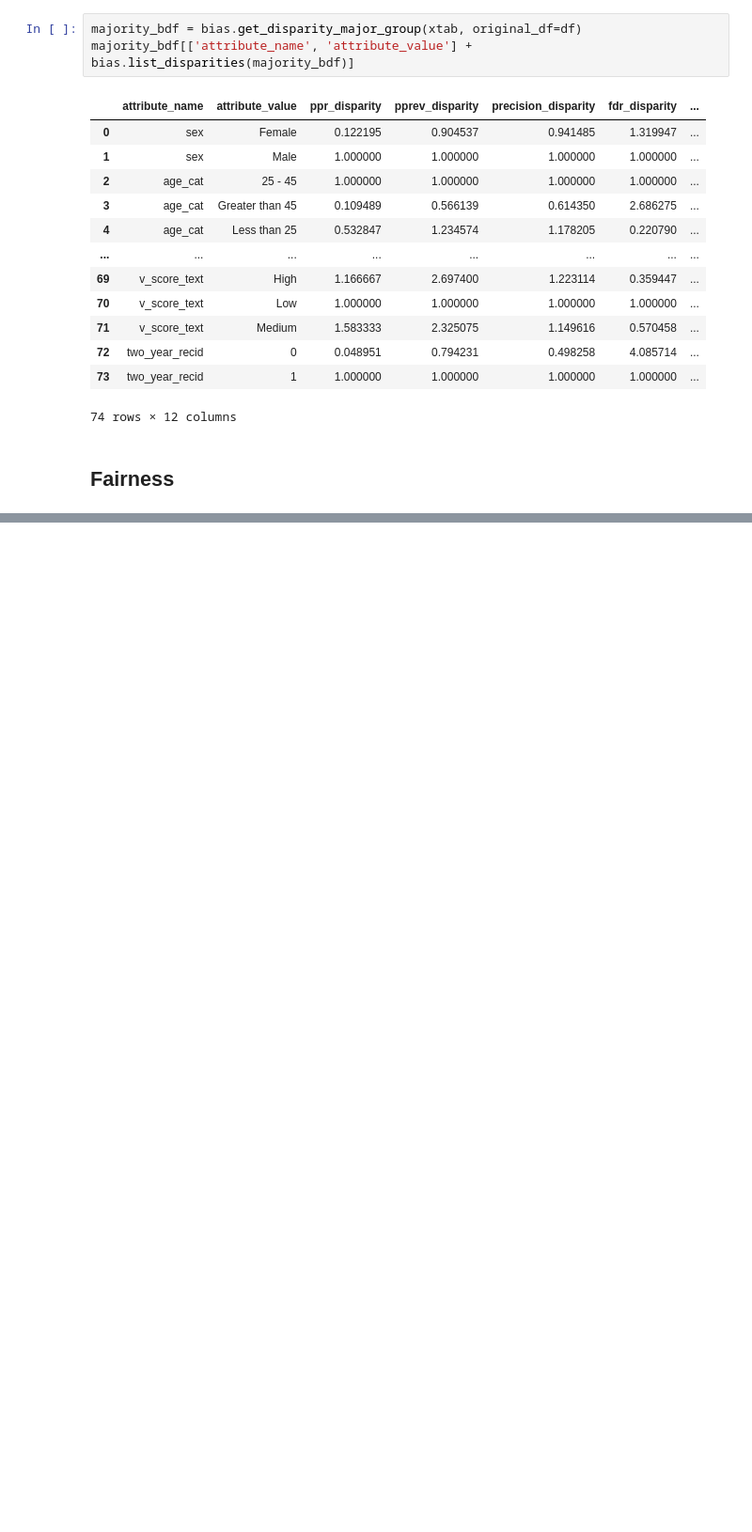
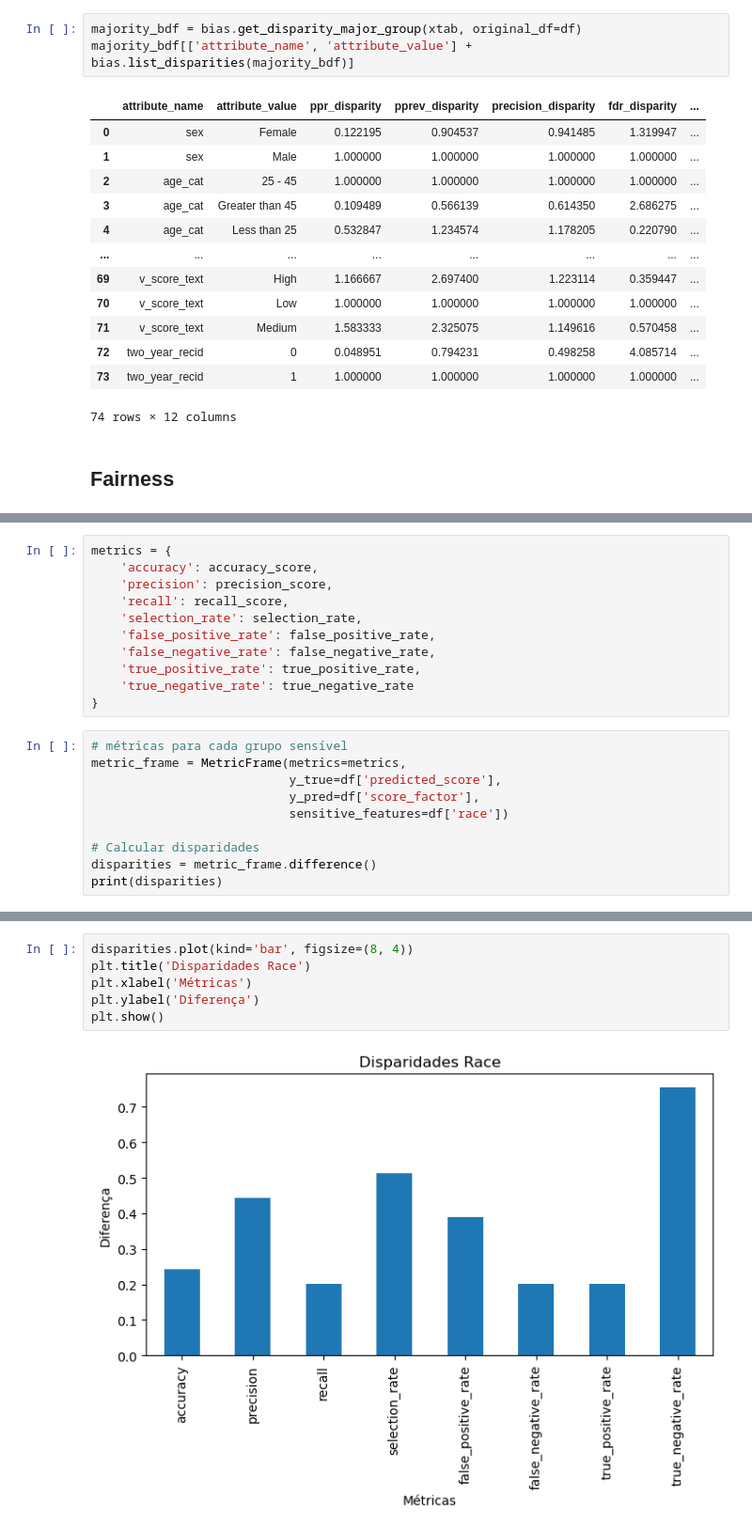
Before and after one commit to DanielCarneiro123/compas-machine-bias, a Jupyter notebook: aequitas.ipynb, the cells around one changed output, grey strips where cells are left out. Shown: that part at 94% size. Saved outputs shown, nothing was run; the diff lists cells and outputs as text; blank space fills up the shorter version.

```diff
--- a/aequitas.ipynb
+++ b/aequitas.ipynb
@@ -207,0 +212,21 @@ get_group_value_fairness: No Parity measure input found on bias_df
+# %%
+metrics = {
+    'accuracy': accuracy_score,
+    'precision': precision_score,
+    'recall': recall_score,
+    'selection_rate': selection_rate,
+    'false_positive_rate': false_positive_rate,
+    'false_negative_rate': false_negative_rate,
+    'true_positive_rate': true_positive_rate,
+    'true_negative_rate': true_negative_rate
+}
+# %%
+# métricas para cada grupo sensível
+metric_frame = MetricFrame(metrics=metrics,
+                           y_true=df['predicted_score'],
+                           y_pred=df['score_factor'],
+                           sensitive_features=df['race'])
+
+# Calcular disparidades
+disparities = metric_frame.difference()
+print(disparities)
@@ -207,0 +243,8 @@ get_group_value_fairness: No Parity measure input found on bias_df
+# %%
+disparities.plot(kind='bar', figsize=(8, 4))
+plt.title('Disparidades Race')
+plt.xlabel('Métricas')
+plt.ylabel('Diferença')
+plt.show()
+# %% [output]
+[figure, added]
```
Also changed, not shown: parts of 16 cells of this notebook.
